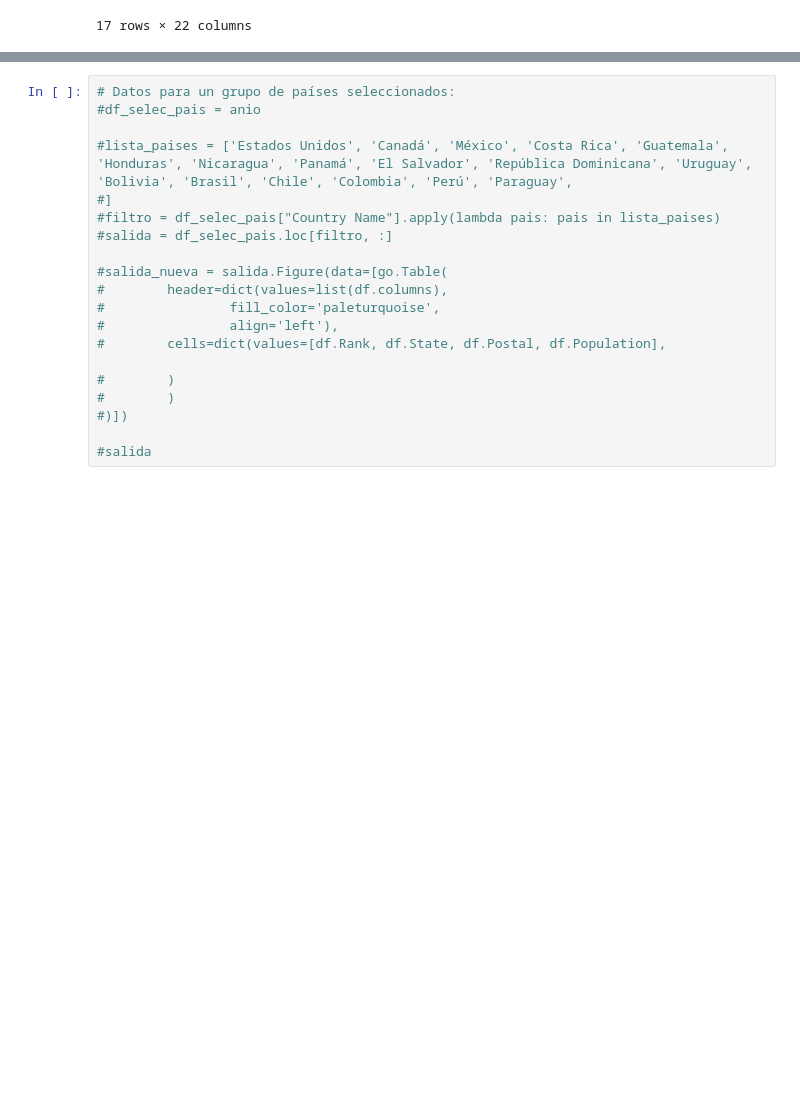
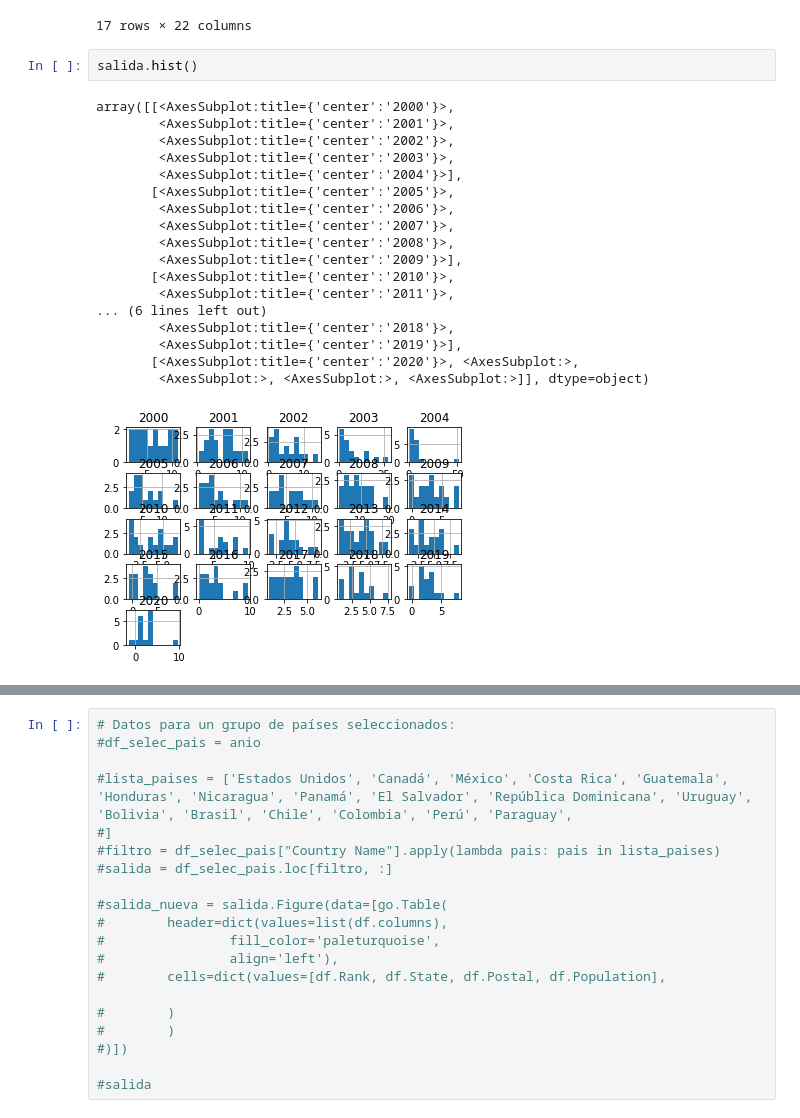
Before and after one commit to PES-BG-2022/proyecto-y-automate-excel-files, a Jupyter notebook: code.ipynb, the cells around one changed output, grey strips where cells are left out. Saved outputs shown, nothing was run; the diff lists cells and outputs as text; blank space fills up the shorter version.

```diff
--- a/code.ipynb
+++ b/code.ipynb
@@ -64,3 +64,24 @@ salida
 | 250 | Uruguay | 4.76 | 4.36 | 13.97 | 19.38 | 9.16 | 4.70 | 6.40 | 8.11 | 7.88 | ... |
 | 251 | Estados Unidos | 3.38 | 2.83 | 1.59 | 2.27 | 2.68 | 3.39 | 3.23 | 2.85 | 3.84 | ... |
 17 rows × 22 columns
+# %%
+salida.hist()
+# %% [output]
+array([[<AxesSubplot:title={'center':'2000'}>,
+        <AxesSubplot:title={'center':'2001'}>,
+        <AxesSubplot:title={'center':'2002'}>,
+        <AxesSubplot:title={'center':'2003'}>,
+        <AxesSubplot:title={'center':'2004'}>],
+       [<AxesSubplot:title={'center':'2005'}>,
+        <AxesSubplot:title={'center':'2006'}>,
+        <AxesSubplot:title={'center':'2007'}>,
+        <AxesSubplot:title={'center':'2008'}>,
+        <AxesSubplot:title={'center':'2009'}>],
+       [<AxesSubplot:title={'center':'2010'}>,
+        <AxesSubplot:title={'center':'2011'}>,
+... (6 lines left out)
+        <AxesSubplot:title={'center':'2018'}>,
+        <AxesSubplot:title={'center':'2019'}>],
+       [<AxesSubplot:title={'center':'2020'}>, <AxesSubplot:>,
+        <AxesSubplot:>, <AxesSubplot:>, <AxesSubplot:>]], dtype=object)
+[figure, added]
```
Also changed, not shown: parts of 1 cell of this notebook, 4 other files.
